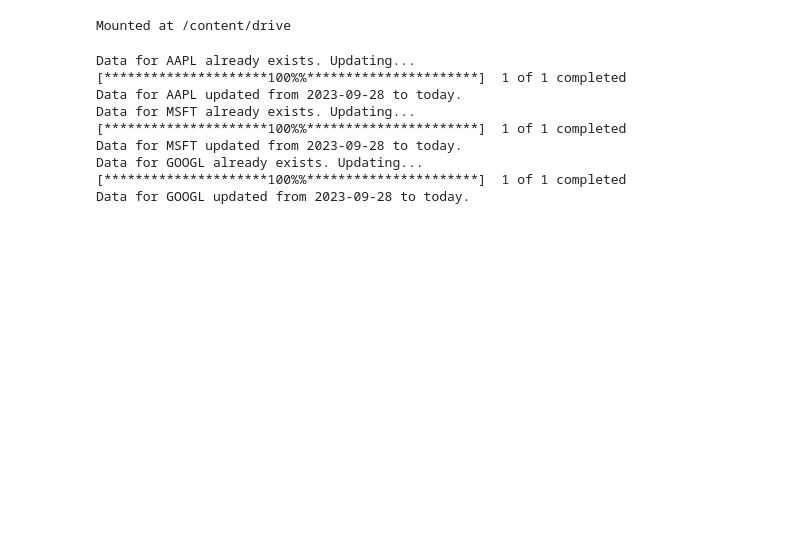
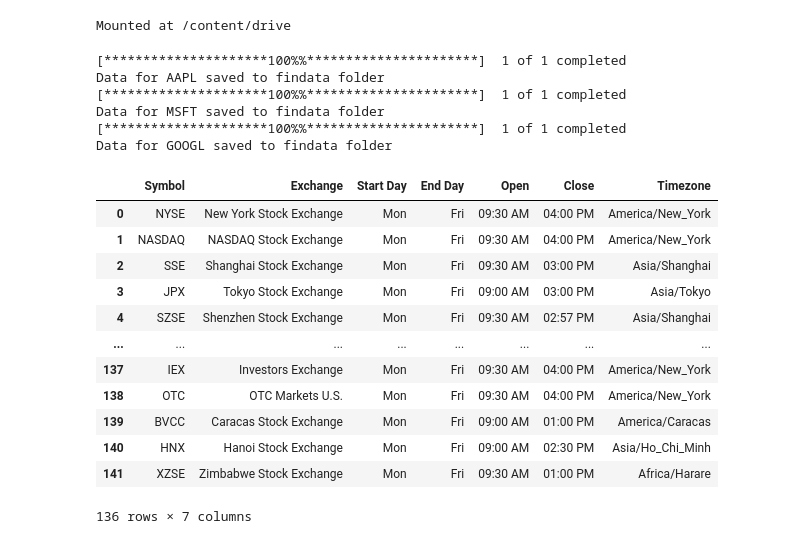
Before and after one commit to Dangchee12/fin-datacollector, a Jupyter notebook: dataupdater.ipynb, the cells around one changed output. Cells and saved outputs as stored; diff of their text form; code cells hidden in the pictures; blank space fills up the shorter version.

```diff
--- a/dataupdater.ipynb
+++ b/dataupdater.ipynb
@@ -43,15 +43,33 @@ def remove_duplicates_from_log(log_file):
             latest_date = max(dates)
             file.write(f"{ticker},{latest_date}\n")
 
+def convert_timezone(date, time):
+  datetime_str = date.split()[0] + " " + time
+
+  # Define the format of the datetime string
+  datetime_format = "%Y-%m-%d %I:%M %p"
+
+  # Convert the combined string to a datetime object
+  datetime_obj = datetime.strptime(datetime_str, datetime_format)
+  return datetime_obj
+
 # Function to fetch and store stock price data
-def fetch_stock_data(ticker_list, storage_folder, tracking_directory):
+def fetch_stock_data(ticker_list, exchange_list, storage_folder, tracking_directory):
     log_file = os.path.join(tracking_directory, 'log.csv')
     existing_tickers = load_existing_tickers(log_file)
+    trading_hours_df = pd.read_csv("/content/drive/MyDrive/findata/trading_hours.csv")
 
-    for ticker in ticker_list:
+    for ticker, exchange in zip(ticker_list, exchange_list):
         if ticker not in existing_tickers:
             # Fetch data from Yahoo Finance
             df = yf.download(ticker, end=datetime.today().strftime('%Y-%m-%d'))
+
+            # fetch exchange information
+            exchange_info = trading_hours_df[trading_hours_df["Symbol"] == exchange]
+            df = df.reset_index()
+            df["Date_Open"] = df.reset_index()["Date"].apply(lambda x: convert_timezone(str(x), str(exchange_info["Open"].iloc[0])))
+            df["Date_Close"] = df.reset_index()["Date"].apply(lambda x: convert_timezone(str(x), str(exchange_info["Close"].iloc[0])))
+            df = df.set_index("Date")
 
             # Group data by year
             data_by_year = df.groupby(df.index.year)
@@ -107,18 +125,16 @@ if __name__ == "__main__":
     # else:
         # Read tickers from the CSV file
     ticker_list = ["AAPL", "MSFT", "GOOGL"]#pd.read_csv(csv_file_path)['Ticker'].tolist()
-    fetch_stock_data(ticker_list, storage_folder, tracking_directory)
+    exchange_list = ["NASDAQ", "NASDAQ", "NASDAQ"]
+    fetch_stock_data(ticker_list, exchange_list, storage_folder, tracking_directory)
 
     # Run the function to remove duplicates from the log file
     log_file = os.path.join(tracking_directory, 'log.csv')
     remove_duplicates_from_log(log_file)
 # %% [output]
-Data for AAPL already exists. Updating...
 [*********************100%%**********************]  1 of 1 completed
-Data for AAPL updated from 2023-09-28 to today.
-Data for MSFT already exists. Updating...
+Data for AAPL saved to findata folder
 [*********************100%%**********************]  1 of 1 completed
-Data for MSFT updated from 2023-09-28 to today.
-Data for GOOGL already exists. Updating...
+Data for MSFT saved to findata folder
 [*********************100%%**********************]  1 of 1 completed
-Data for GOOGL updated from 2023-09-28 to today.
+Data for GOOGL saved to findata folder
@@ -124,0 +151,16 @@ Data for GOOGL updated from 2023-09-28 to today.
+# %%
+trading_hours_df
+# %% [output]
+|  | Symbol | Exchange | Start Day | End Day | Open | Close | Timezone |
+| 0 | NYSE | New York Stock Exchange | Mon | Fri | 09:30 AM | 04:00 PM | America/New_York |
+| 1 | NASDAQ | NASDAQ Stock Exchange | Mon | Fri | 09:30 AM | 04:00 PM | America/New_York |
+| 2 | SSE | Shanghai Stock Exchange | Mon | Fri | 09:30 AM | 03:00 PM | Asia/Shanghai |
+| 3 | JPX | Tokyo Stock Exchange | Mon | Fri | 09:00 AM | 03:00 PM | Asia/Tokyo |
+| 4 | SZSE | Shenzhen Stock Exchange | Mon | Fri | 09:30 AM | 02:57 PM | Asia/Shanghai |
+| ... | ... | ... | ... | ... | ... | ... | ... |
+| 137 | IEX | Investors Exchange | Mon | Fri | 09:30 AM | 04:00 PM | America/New_York |
+| 138 | OTC | OTC Markets U.S. | Mon | Fri | 09:30 AM | 04:00 PM | America/New_York |
+| 139 | BVCC | Caracas Stock Exchange | Mon | Fri | 09:00 AM | 01:00 PM | America/Caracas |
+| 140 | HNX | Hanoi Stock Exchange | Mon | Fri | 09:00 AM | 02:30 PM | Asia/Ho_Chi_Minh |
+| 141 | XZSE | Zimbabwe Stock Exchange | Mon | Fri | 09:30 AM | 01:00 PM | Africa/Harare |
+136 rows × 7 columns
```
Also changed, not shown: parts of 4 cells of this notebook.
